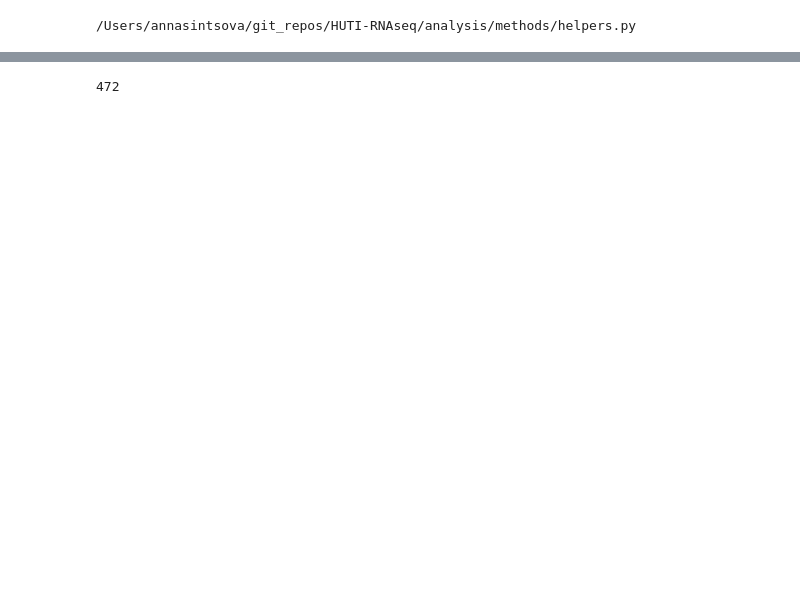
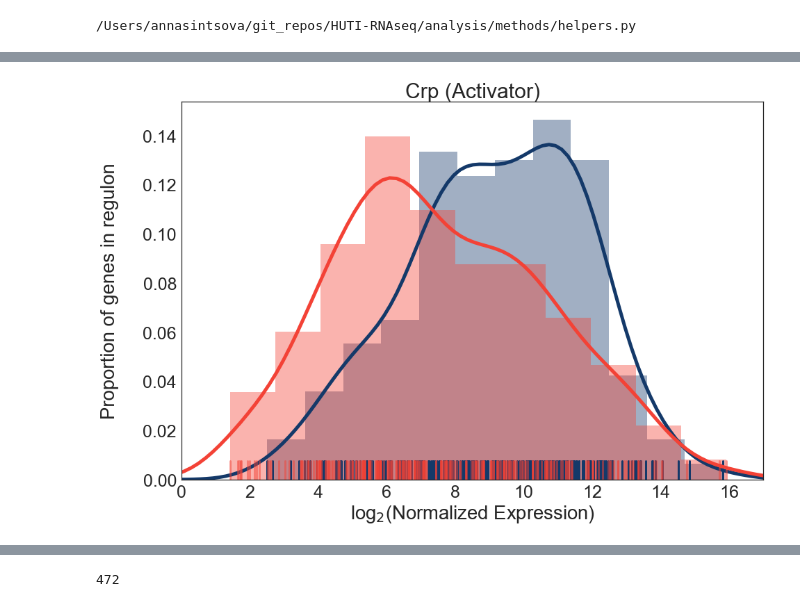
Before and after one commit to ASintsova/HUTI-RNAseq, a Jupyter notebook: analysis/regulon_analysis/GSEA_on_regulons.ipynb, the cells around one changed output, grey strips where cells are left out. Drawn from its saved outputs; the diff is of its cells as text; code cells hidden in the pictures; blank space fills up the shorter version.

```diff
--- a/analysis/regulon_analysis/GSEA_on_regulons.ipynb
+++ b/analysis/regulon_analysis/GSEA_on_regulons.ipynb
@@ -7,12 +7,12 @@
 import gseapy
 import networkx as nx
 import sys
-sys.path.append('/Users/annasintsova/git_repos/HUTI-RNAseq/analysis/methods')
+sys.path.append('../methods')
 from settings import *
 import helpers
 %matplotlib inline
-config_file = "/Users/annasintsova/git_repos/HUTI-RNAseq/analysis/regulon_analysis/config"
-config_dict = helpers.process_config(config_file)
+
+config_dict = helpers.process_config("config")
 
 # Output
 figures_dir = config_dict["out_dir"]["figures"]
@@ -24,13 +24,11 @@ strain_info = pd.read_csv(strain_info_file, index_col=0)
 
 # Regulon info
 regulon_csv = config_dict["out_dir"]["regulon_csv"] # This was created using interacting_with_regulondb.py
-activator_gmt = config_dict["out_dir"]["activator_gmt"]
-repressor_gmt = config_dict["out_dir"]["repressor_gmt"]
 regulon_gmt = config_dict["out_dir"]["regulon_gmt"]
 
 # Counts/TPMs
-counts_file = config_dict["data"]["core_tpms"]
 deseq2_cnts_file = config_dict["data"]["deseq2_counts"]
+sign_de_file = config_dict["data"]["sign_de_file"]
 # %% [output]
 /Users/annasintsova/git_repos/HUTI-RNAseq/analysis/methods/helpers.py
 # %% [markdown]
@@ -86,0 +90,10 @@ ga = run_gsea(ds_cnts, gene_set, cls, results_dir, 'gsea_analysis')
+# %%
+ga = pd.read_csv(os.path.join(results_dir, 'final_gsea_analysis.csv'), index_col=0)
+ga['Function'] = [i.split("_")[1].capitalize() for i in ga.index]
+ga.index = [gene_name_to_protein_name(i.split("_")[0]) for i in ga.index]
+ga["Expression (higher in)"] = ["Patients"  if n < 0 else 'Urine' for n in ga.NES]
+ga_pretty = (ga[['Function', "Expression (higher in)", 'Regulon Size', 'Matched Size', "NES", 'FDR']]
+            .sort_values('NES', ascending=False))
+ga_pretty
+#fn = os.path.join(results_dir, "regulon_analysis_table.csv")
+#ga_pretty.to_csv(fn)
@@ -86,0 +138,26 @@ ga = run_gsea(ds_cnts, gene_set, cls, results_dir, 'gsea_analysis')
+# %%
+def plot_regulon_hist(regulator, function, ga, df_cnts, genes=""):
+    if not genes:
+        genes = ga[ga.Function==function].loc[regulator].Genes.split(",")
+    df_ur = df_cnts[[c for c in df_cnts.columns if 'UR' in c]]
+    df_uti = df_cnts[[c for c in df_cnts.columns if 'UTI' in c]]
+    title = regulator + " ({})".format(function)
+    urine = np.log2(df_ur.loc[genes]+1).mean(axis=1)
+    patient = np.log2(df_uti.loc[genes]+1).mean(axis=1)
+    sns.distplot(urine, color=col5, kde_kws={'linewidth':5})
+    sns.rugplot(urine, color=col5,linewidth=3)
+    sns.distplot(patient, color=col1, kde_kws={'linewidth':5})
+    sns.rugplot(patient, color=col1,alpha=0.5, linewidth=3)
+    plt.ylabel("Proportion of genes in regulon\n")
+    plt.xlabel('log$_2$(Normalized Expression)')
+    plt.title(title)
+
+sns.set(font_scale = 2.5)
+sns.set_style("white")
+fig = plt.figure(figsize=(15,10))
+plt.xlim(0,17)
+plot_regulon_hist('Crp', 'Activator', ga, ds_cnts)
+fn = os.path.join(figures_dir, "crp_urine.png")
+#fig.savefig(fn)
+# %% [output]
+[figure, added]
```
Also changed, not shown: parts of 37 cells of this notebook, 26 other files.
